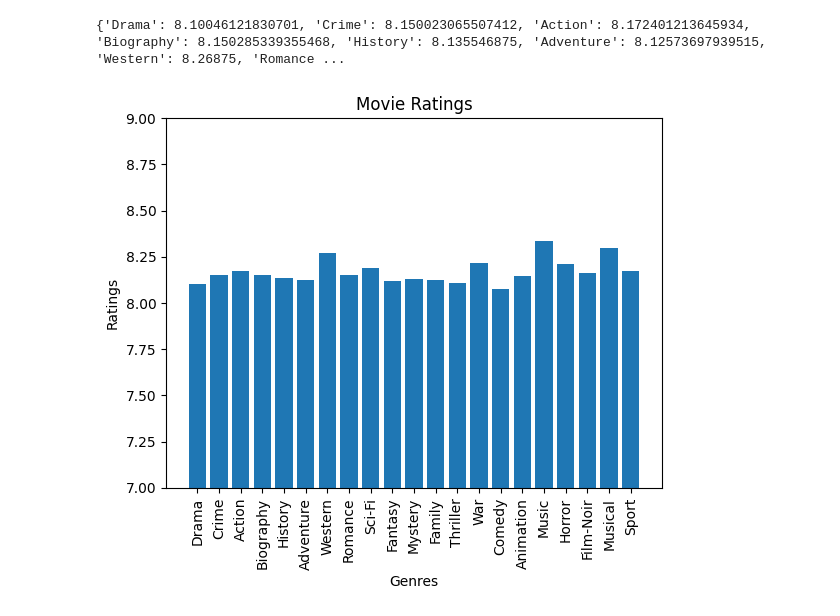
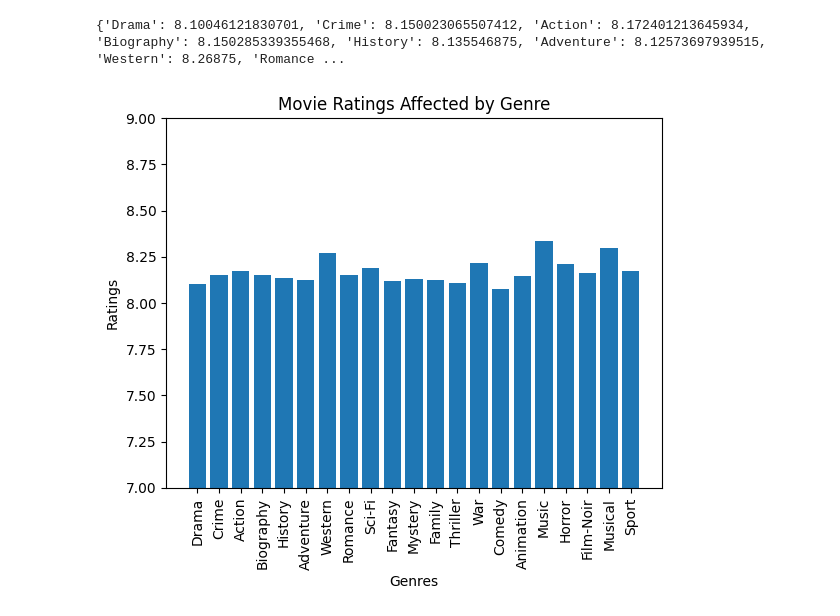
Before and after one commit to s554282/BigDataFinal, a Jupyter notebook: DeepshikhaPart/moviegenreAffectingRating.ipynb, the cells around one changed output. Drawn from its saved outputs; the diff is of its cells as text; code cells hidden in the pictures.

```diff
--- a/DeepshikhaPart/moviegenreAffectingRating.ipynb
+++ b/DeepshikhaPart/moviegenreAffectingRating.ipynb
@@ -25,15 +25,15 @@ print(dicGenre)
 # %%
 values = dicGenre.values()
 labels = dicGenre.keys()
 
 plt.bar(labels, values)
 
-plt.title('Movie Ratings')
+plt.title('Movie Ratings Affected by Genre')
 plt.xlabel('Genres')
 plt.ylabel('Ratings')
 plt.ylim(7, 9)  # set the y-axis range
 plt.xticks(rotation = 90)
 
 plt.show()
 # %% [output]
-[figure, old version]
+[figure, new version]
```
Also changed, not shown: 1 other file.
